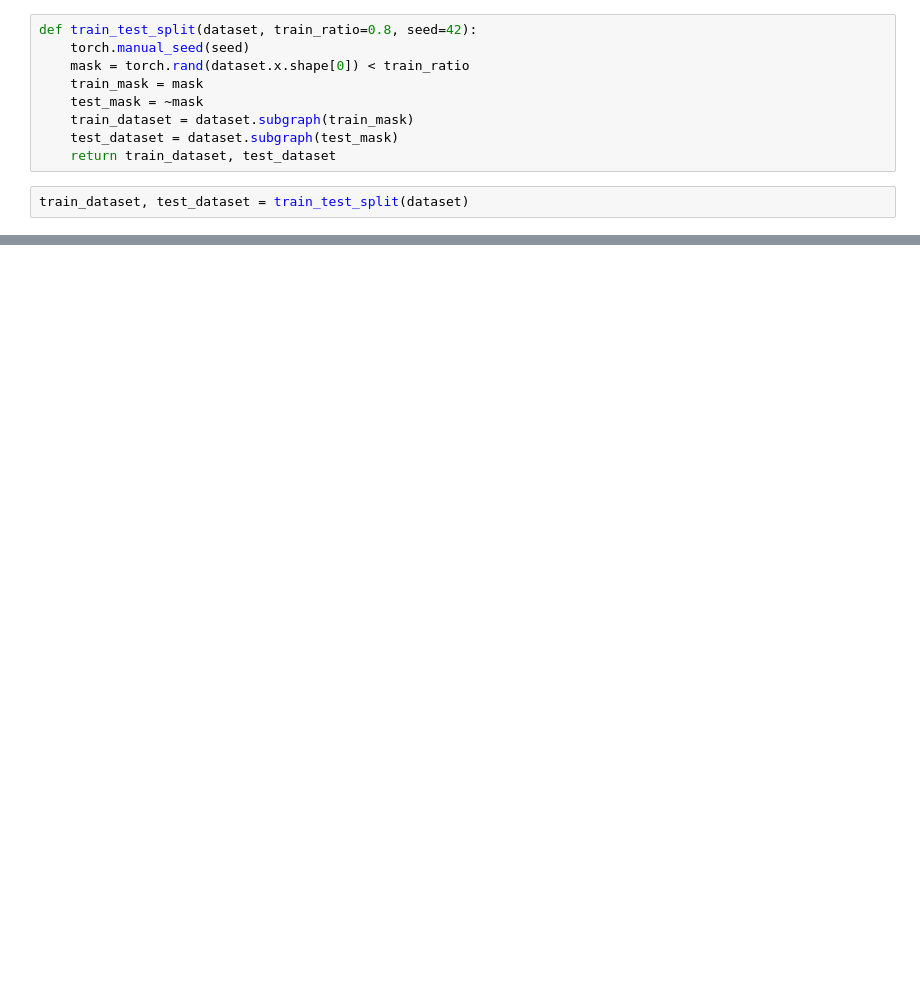
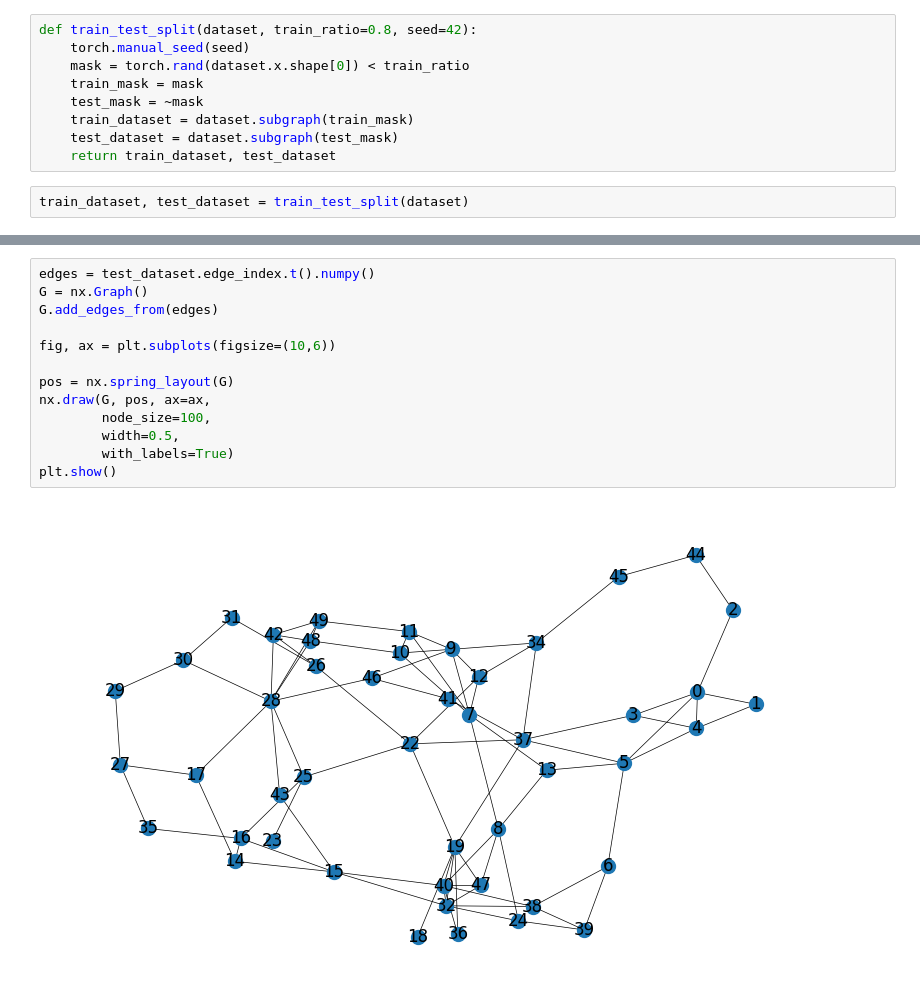
Before and after one commit to wmjs/nfl_coach_trees, a Jupyter notebook: analysis1.ipynb, the cells around one changed output, grey strips where cells are left out. Cells and saved outputs as stored; diff of their text form; blank space fills up the shorter version.

```diff
--- a/analysis1.ipynb
+++ b/analysis1.ipynb
@@ -82,3 +94,18 @@ train_dataset, test_dataset = train_test_split(dataset)
+# %%
+edges = test_dataset.edge_index.t().numpy()
+G = nx.Graph()
+G.add_edges_from(edges)
+
+fig, ax = plt.subplots(figsize=(10,6))
+
+pos = nx.spring_layout(G)
+nx.draw(G, pos, ax=ax,
+        node_size=100,
+        width=0.5,
+        with_labels=True)
+plt.show()
+# %% [output]
+[figure, added]
 # %%
 def run_experiment(train_dataset, test_dataset, model, feature_name='W-L%', plot=False, verbose=False):
     feature_names = ['Yrs', 'G', 'W', 'T', 'W-L%', 'G > .500', 'AvRk', 'BstRk', 'HOF']
```
Also changed, not shown: parts of 8 cells of this notebook, 2 other files.
